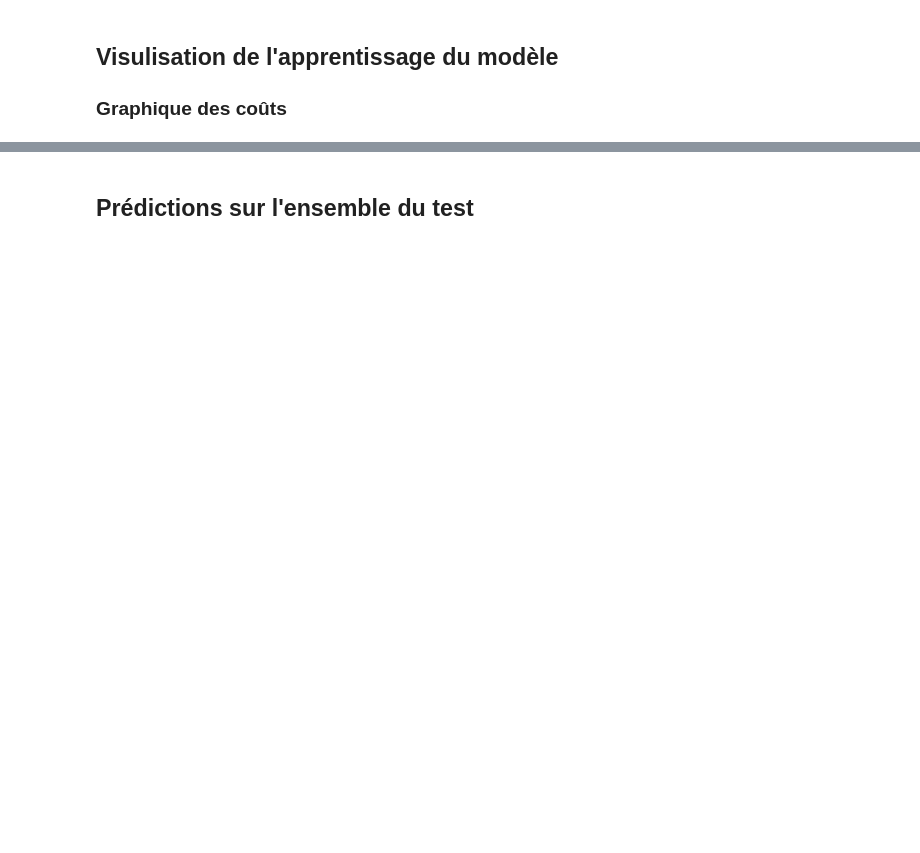
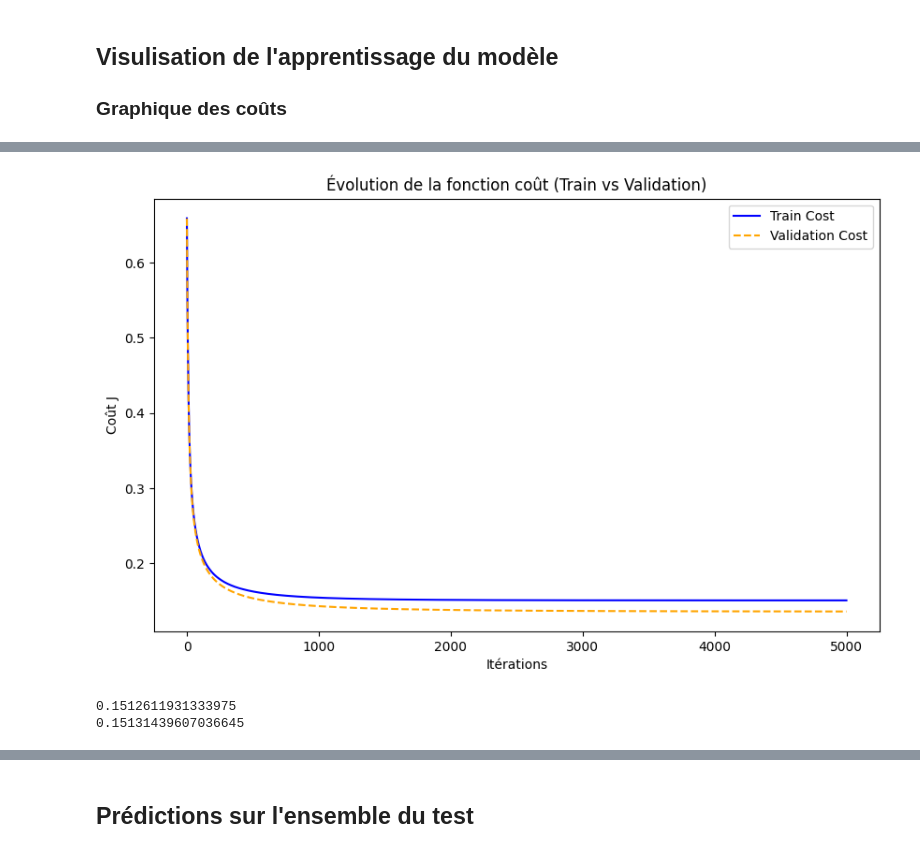
Before and after one commit to kenzalittlegenius/Projet_regression_logistique, a Jupyter notebook: regression_logistique.ipynb, the cells around one changed output, grey strips where cells are left out. Saved outputs shown, nothing was run; the diff lists cells and outputs as text; code cells hidden in the pictures; blank space fills up the shorter version.

```diff
--- a/regression_logistique.ipynb
+++ b/regression_logistique.ipynb
@@ -263,3 +286,21 @@ plt.show()
+# %%
+# Affichage du graphique comparatif (Source [5, 6])
+plt.figure(figsize=(10, 6))
+plt.plot(train_costs, label="Train Cost", color='blue')
+plt.plot(val_costs, label="Validation Cost", color='orange', linestyle='--')
+plt.title("Évolution de la fonction coût (Train vs Validation)")
+plt.xlabel("Itérations")
+plt.ylabel("Coût J")
+plt.legend()
+plt.show()
+# %% [output]
+[figure, added]
+# %%
+print(train_costs[-1])
+print(train_costs[-100])
+# %% [output]
+0.1512611931333975
+0.15131439607036645
 # %%
 plt.plot(train_costs[::10])
 # %% [output]
```
Also changed, not shown: parts of 20 cells of this notebook.
